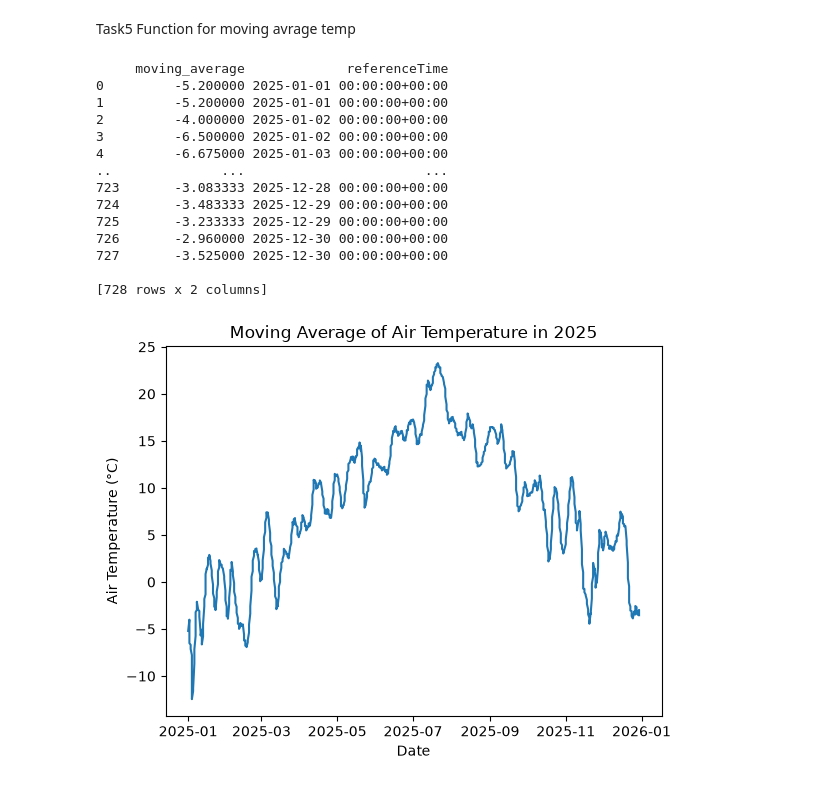
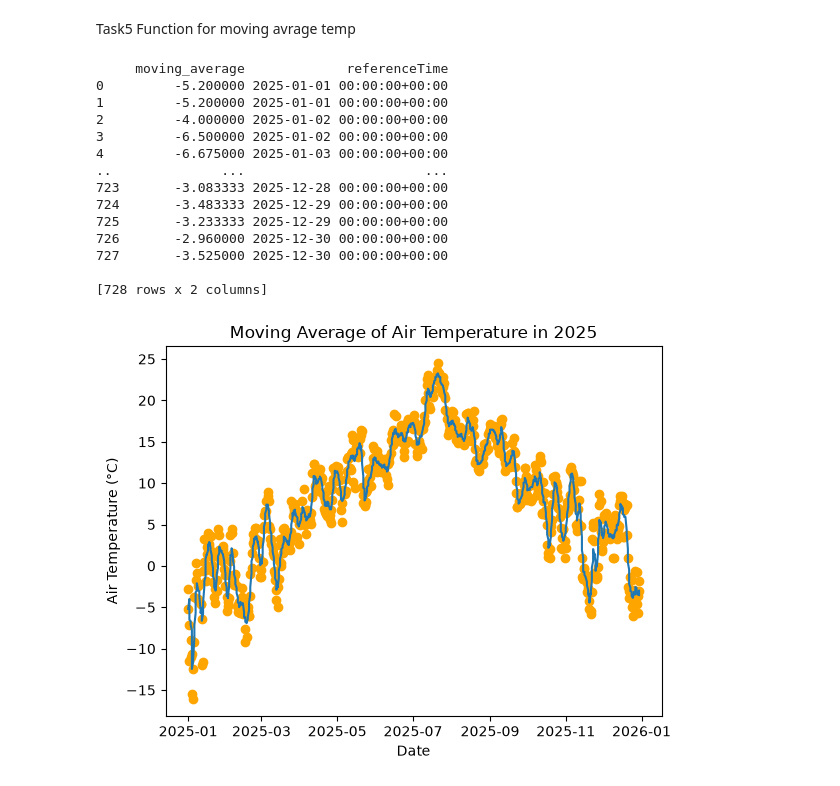
Before and after one commit to adriannv22/Inf201_deliverabal1, a Jupyter notebook: inf201_deliverabel_1.ipynb, the cells around one changed output. Saved outputs shown, nothing was run; the diff lists cells and outputs as text; code cells hidden in the pictures.

```diff
--- a/inf201_deliverabel_1.ipynb
+++ b/inf201_deliverabel_1.ipynb
@@ -204,35 +204,38 @@ def moving_average(df: pd.DataFrame, window_size: int) -> pd.DataFrame:
     #Return the DataFrame for the moving avrages
     return moving_avg_df
 
 #Make a moving avrage dateframe using the moving_average function with a window size of 7 days.
 moving_avg_df = moving_average(temp_df, 7)
 
 #print the moving average DataFrame to verify the calculated values.
 print(moving_avg_df)
 
+fig, ax = plt.subplots()
+
 #plot the moving average of the air temperature data for 2025.
-plt.plot(moving_avg_df['referenceTime'], moving_avg_df['moving_average'], label='Moving Average')
-plt.title('Moving Average of Air Temperature in 2025')
-plt.xlabel('Date')
-plt.ylabel('Air Temperature (°C)')
+ax.plot(moving_avg_df['referenceTime'], moving_avg_df['moving_average'], label='Moving Average')
+ax.scatter(temp_df['referenceTime'], temp_df['value'], color='orange')
+ax.set_title('Moving Average of Air Temperature in 2025')
+ax.set_xlabel('Date')
+ax.set_ylabel('Air Temperature (°C)')
 plt.show()#shows the funktion
 
 
 #På dag 1 dropper du . Gjennomsnittet 3 dager før og 3 dager etter dagen du er på. Vil at window er på midten av dagen du er på. Tidligere lå vinduet 7 dager bak. Startet 7 dager før og sluttet på dagen din.
 #Men nå er dagen din på midten av vinduet.
 # %% [output]
      moving_average             referenceTime
 0         -5.200000 2025-01-01 00:00:00+00:00
 1         -5.200000 2025-01-01 00:00:00+00:00
 2         -4.000000 2025-01-02 00:00:00+00:00
 3         -6.500000 2025-01-02 00:00:00+00:00
 4         -6.675000 2025-01-03 00:00:00+00:00
 ..              ...                       ...
 723       -3.083333 2025-12-28 00:00:00+00:00
 724       -3.483333 2025-12-29 00:00:00+00:00
 725       -3.233333 2025-12-29 00:00:00+00:00
 726       -2.960000 2025-12-30 00:00:00+00:00
 727       -3.525000 2025-12-30 00:00:00+00:00
 
 [728 rows x 2 columns]
-[figure, old version]
+[figure, new version]
```
Also changed, not shown: parts of 1 cell of this notebook.
